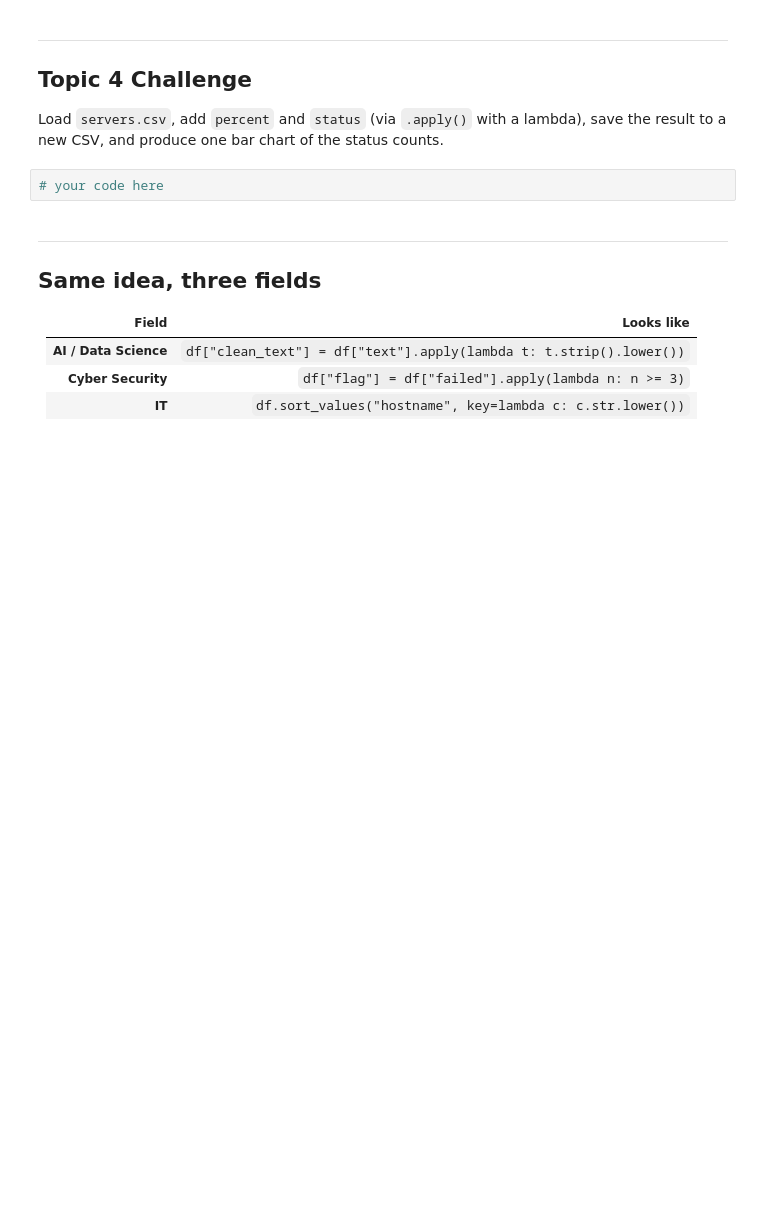
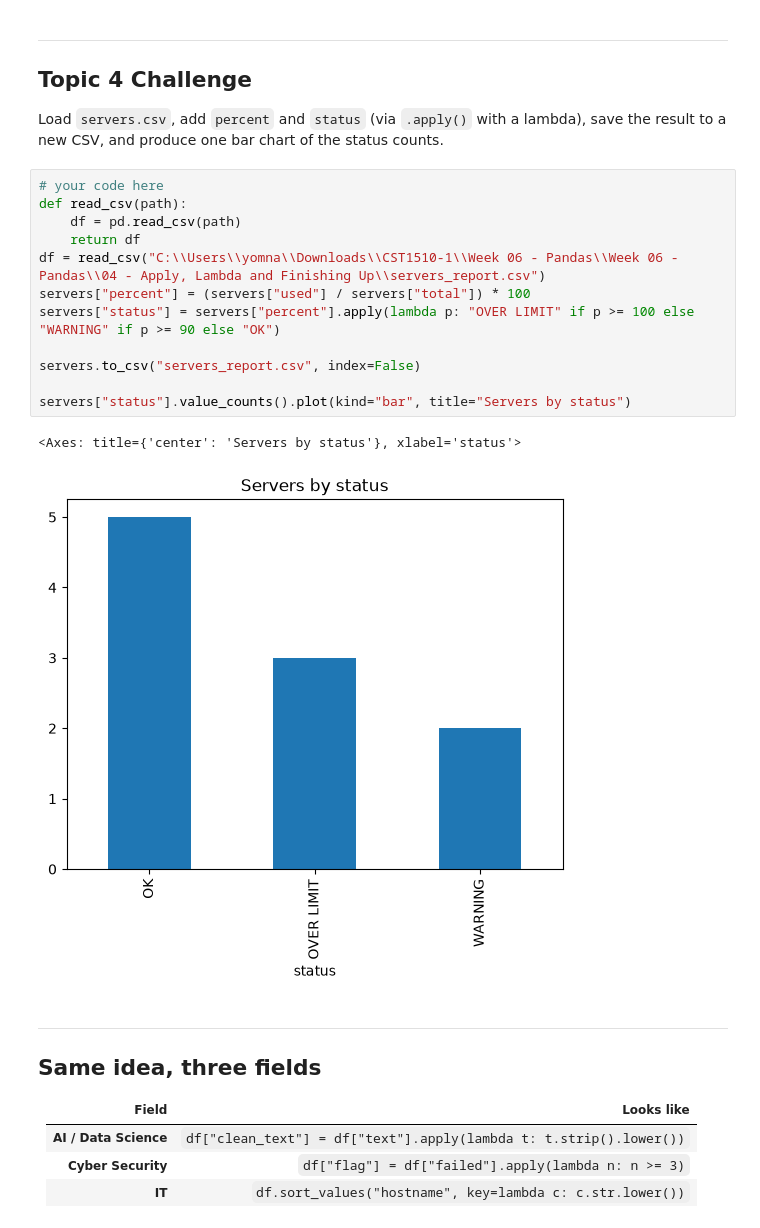
Before and after one commit to YomnaAlhajry/CST1510, a Jupyter notebook: Week 06 - Pandas/Week 06 - Pandas/04 - Apply, Lambda and Finishing Up/W06T04_walkthrough.ipynb, the cells around one changed output. Drawn from its saved outputs; the diff is of its cells as text; blank space fills up the shorter version.

```diff
--- a/Week 06 - Pandas/Week 06 - Pandas/04 - Apply, Lambda and Finishing Up/W06T04_walkthrough.ipynb
+++ b/Week 06 - Pandas/Week 06 - Pandas/04 - Apply, Lambda and Finishing Up/W06T04_walkthrough.ipynb
@@ -102,8 +176,21 @@ Make a bar chart of servers per region instead of per status.
 
 Load `servers.csv`, add `percent` and `status` (via `.apply()` with a lambda),
 save the result to a new CSV, and produce one bar chart of the status counts.
-# %%
-# your code here
+# %%
+# your code here
+def read_csv(path):
+    df = pd.read_csv(path)
+    return df
+df = read_csv("C:\\Users\\yomna\\Downloads\\CST1510-1\\Week 06 - Pandas\\Week 06 - Pandas\\04 - Apply, Lambda and Finishing Up\\servers_report.csv")
+servers["percent"] = (servers["used"] / servers["total"]) * 100
+servers["status"] = servers["percent"].apply(lambda p: "OVER LIMIT" if p >= 100 else "WARNING" if p >= 90 else "OK")
+
+servers.to_csv("servers_report.csv", index=False)
+
+servers["status"].value_counts().plot(kind="bar", title="Servers by status")
+# %% [output]
+<Axes: title={'center': 'Servers by status'}, xlabel='status'>
+[figure, added]
 # %% [markdown]
 ---
 ## Same idea, three fields
```
Also changed, not shown: parts of 11 cells of this notebook, 9 other files.
